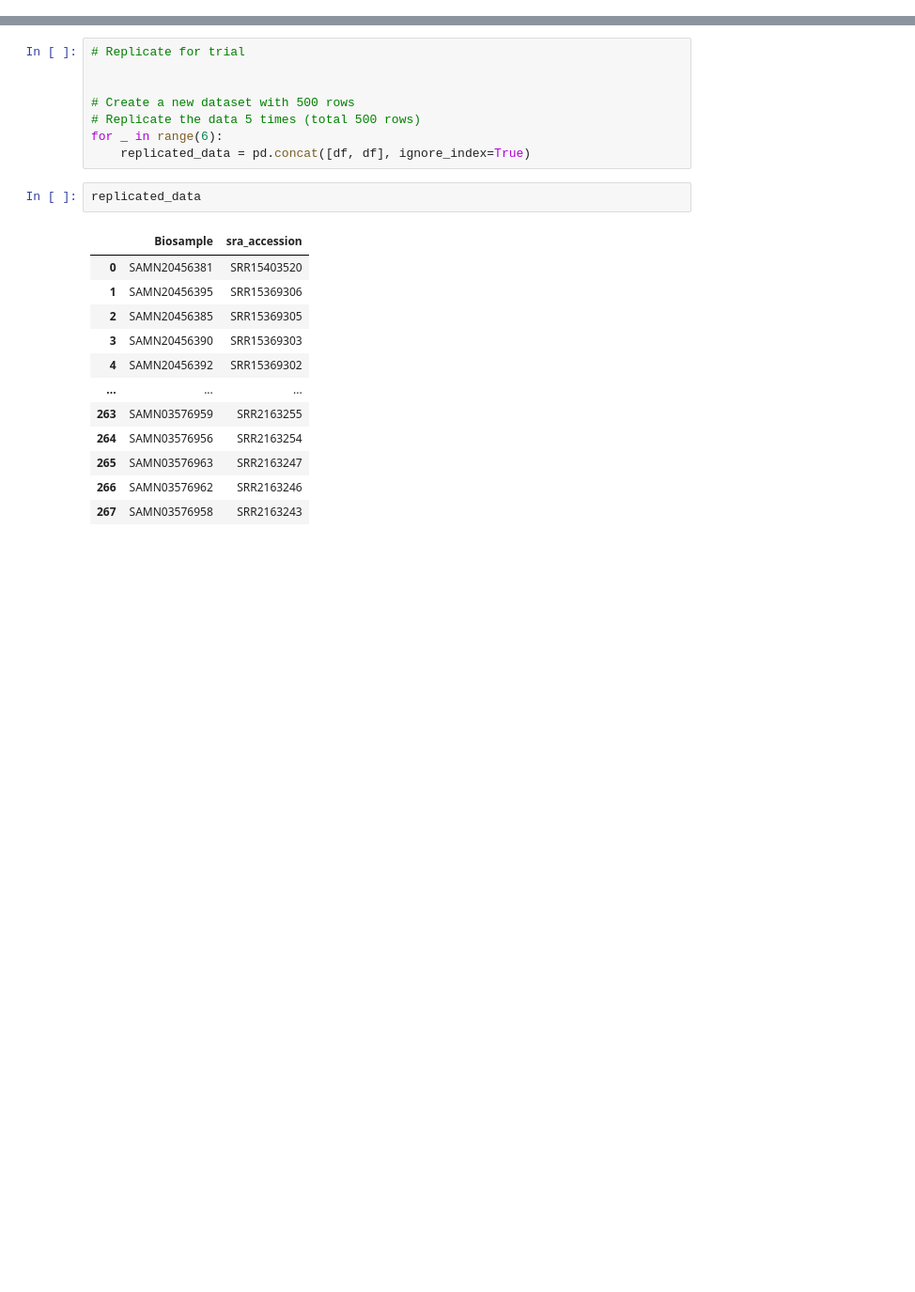
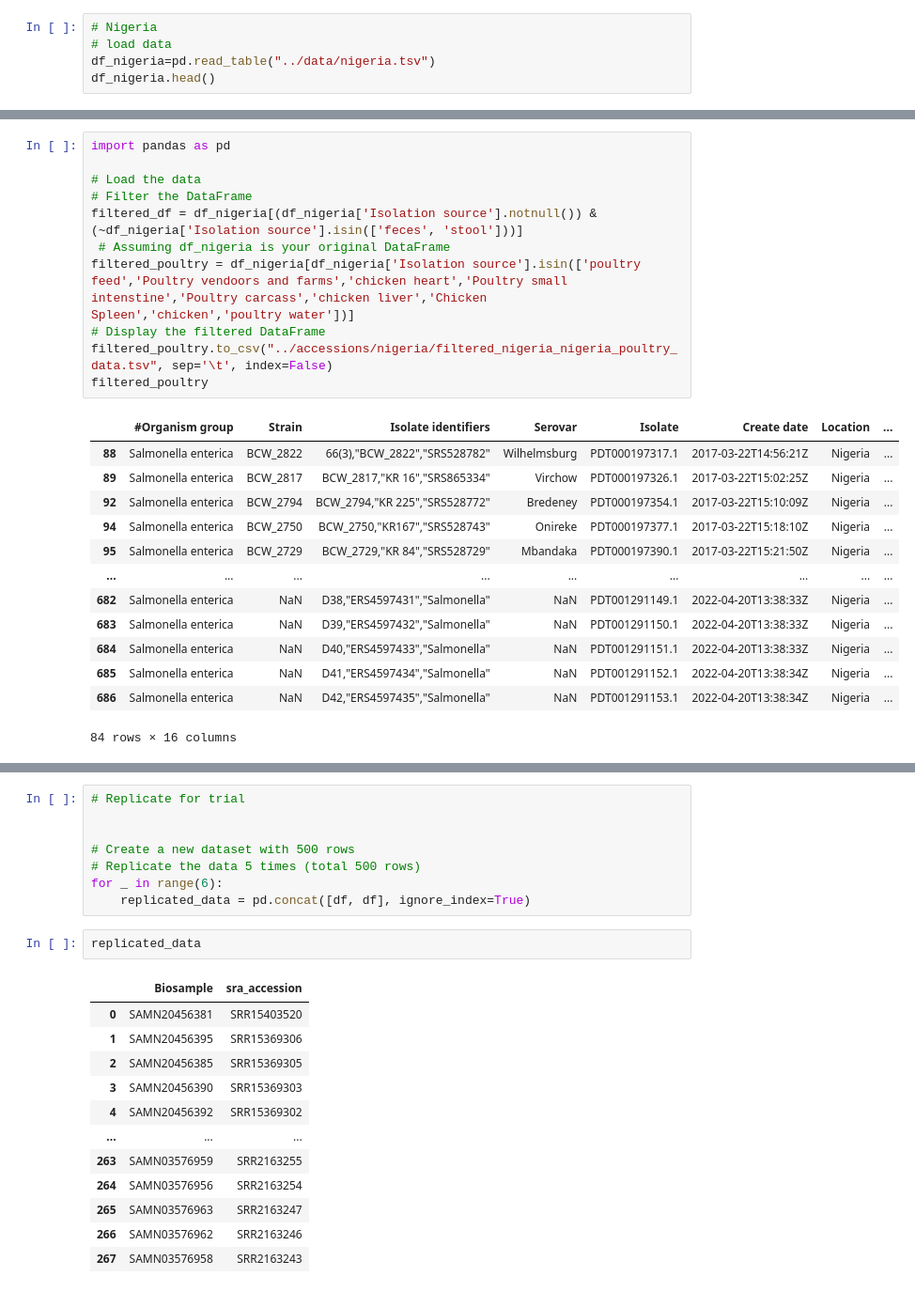
Before and after one commit to omicscodeathon/salmonellaml, a Jupyter notebook: notebooks/preprocessing_04.ipynb, the cells around one changed output, grey strips where cells are left out. Shown: that part at 94% size. Cells and saved outputs as stored; diff of their text form; blank space fills up the shorter version.

```diff
--- a/notebooks/preprocessing_04.ipynb
+++ b/notebooks/preprocessing_04.ipynb
@@ -202,0 +167,5 @@ df.head()
+# %%
+# Nigeria
+# load data
+df_nigeria=pd.read_table("../data/nigeria.tsv")
+df_nigeria.head()
@@ -203,2 +179,27 @@ df.head()
+# %%
+import pandas as pd
+
+# Load the data
+# Filter the DataFrame
+filtered_df = df_nigeria[(df_nigeria['Isolation source'].notnull()) & (~df_nigeria['Isolation source'].isin(['feces', 'stool']))]
+ # Assuming df_nigeria is your original DataFrame
+filtered_poultry = df_nigeria[df_nigeria['Isolation source'].isin(['poultry feed','Poultry vendoors and farms','chicken heart','Poultry small intenstine','Poultry carcass','chicken liver','Chicken Spleen','chicken','poultry water'])]
+# Display the filtered DataFrame
+filtered_poultry.to_csv("../accessions/nigeria/filtered_nigeria_nigeria_poultry_data.tsv", sep='\t', index=False)
+filtered_poultry
+# %% [output]
+|  | #Organism group | Strain | Isolate identifiers | Serovar | Isolate | Create date | Location | ... |
+| 88 | Salmonella enterica | BCW_2822 | 66(3),"BCW_2822","SRS528782" | Wilhelmsburg | PDT000197317.1 | 2017-03-22T14:56:21Z | Nigeria | ... |
+| 89 | Salmonella enterica | BCW_2817 | BCW_2817,"KR 16","SRS865334" | Virchow | PDT000197326.1 | 2017-03-22T15:02:25Z | Nigeria | ... |
+| 92 | Salmonella enterica | BCW_2794 | BCW_2794,"KR 225","SRS528772" | Bredeney | PDT000197354.1 | 2017-03-22T15:10:09Z | Nigeria | ... |
+| 94 | Salmonella enterica | BCW_2750 | BCW_2750,"KR167","SRS528743" | Onireke | PDT000197377.1 | 2017-03-22T15:18:10Z | Nigeria | ... |
+| 95 | Salmonella enterica | BCW_2729 | BCW_2729,"KR 84","SRS528729" | Mbandaka | PDT000197390.1 | 2017-03-22T15:21:50Z | Nigeria | ... |
+| ... | ... | ... | ... | ... | ... | ... | ... | ... |
+| 682 | Salmonella enterica | NaN | D38,"ERS4597431","Salmonella" | NaN | PDT001291149.1 | 2022-04-20T13:38:33Z | Nigeria | ... |
+| 683 | Salmonella enterica | NaN | D39,"ERS4597432","Salmonella" | NaN | PDT001291150.1 | 2022-04-20T13:38:33Z | Nigeria | ... |
+| 684 | Salmonella enterica | NaN | D40,"ERS4597433","Salmonella" | NaN | PDT001291151.1 | 2022-04-20T13:38:33Z | Nigeria | ... |
+| 685 | Salmonella enterica | NaN | D41,"ERS4597434","Salmonella" | NaN | PDT001291152.1 | 2022-04-20T13:38:34Z | Nigeria | ... |
+| 686 | Salmonella enterica | NaN | D42,"ERS4597435","Salmonella" | NaN | PDT001291153.1 | 2022-04-20T13:38:34Z | Nigeria | ... |
+84 rows × 16 columns
 # %%
 # One hot encoding
```
Also changed, not shown: parts of 25 cells of this notebook.
